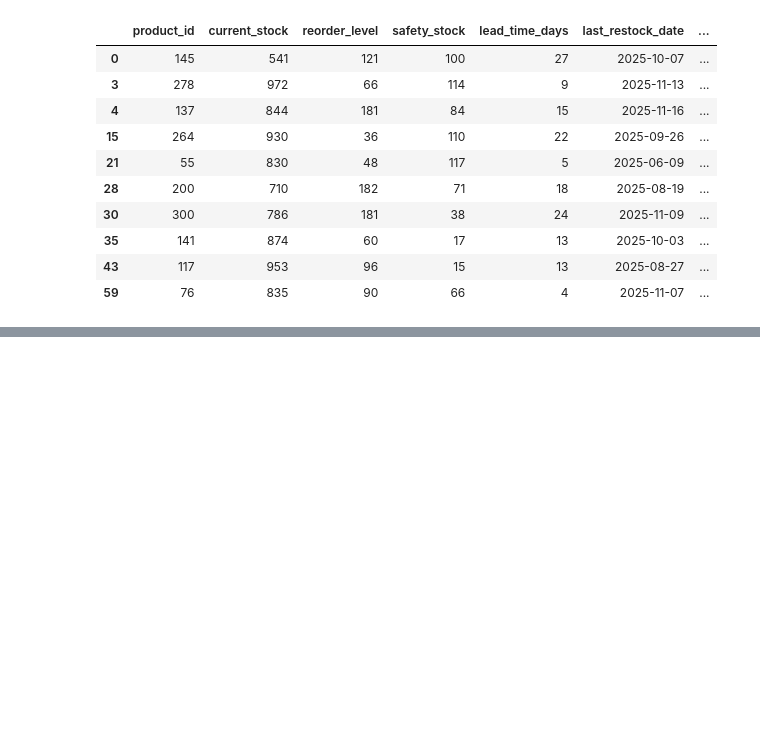
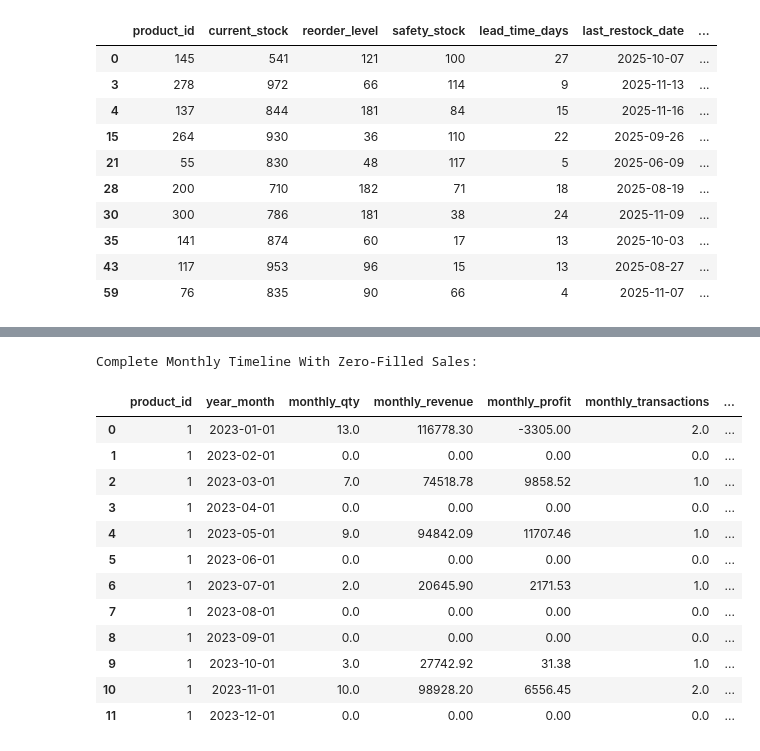
Before and after one commit to LinetLydia/Sales_and_Inventory_Forecasting_System, a Jupyter notebook: index.ipynb, the cells around one changed output, grey strips where cells are left out. Cells and saved outputs as stored; diff of their text form; code cells hidden in the pictures; blank space fills up the shorter version.

```diff
--- a/index.ipynb
+++ b/index.ipynb
@@ -1207,0 +1257,19 @@ Potential Overstocked Products:
+# %%
+#Build complete 18-month timeline for every product
+# Create a full list of all year-months in the 18-month period
+start = eda_sales["sale_date"].min().to_period("M")
+end = eda_sales["sale_date"].max().to_period("M")
+
+full_months = pd.period_range(start=start, end=end, freq="M").astype(str)
+
+# Create a cartesian product: every product_id × every month
+all_product_months = pd.MultiIndex.from_product(
+    [eda_products["product_id"].unique(), full_months],
+    names=["product_id", "year_month"]
+).to_frame(index=False)
+
+print("Total expected rows:", len(all_product_months))
+print("Expected months:", len(full_months))
+print("Expected products:", eda_products["product_id"].nunique())
+print("\nTimeline preview:")
+all_product_months.head()
@@ -1207,0 +1288,42 @@ Potential Overstocked Products:
+# %%
+#Merge monthly sales into complete timeline
+# Merge actual sales onto the full timeline
+monthly_complete = all_product_months.merge(
+    monthly_product_sales,
+    on=["product_id", "year_month"],
+    how="left"
+)
+
+# Fill missing months with zeros
+monthly_complete["monthly_qty"] = monthly_complete["monthly_qty"].fillna(0)
+monthly_complete["monthly_revenue"] = monthly_complete["monthly_revenue"].fillna(0)
+monthly_complete["monthly_profit"] = monthly_complete["monthly_profit"].fillna(0)
+monthly_complete["monthly_transactions"] = monthly_complete["monthly_transactions"].fillna(0)
+monthly_complete["avg_discount"] = monthly_complete["avg_discount"].fillna(0)
+monthly_complete["promo_flag"] = monthly_complete["promo_flag"].fillna(0)
+
+# Convert year_month back to monthly period ordering
+monthly_complete["year_month"] = pd.to_datetime(monthly_complete["year_month"])
+
+# Sort properly
+monthly_complete = monthly_complete.sort_values(
+    ["product_id", "year_month"]
+).reset_index(drop=True)
+
+print("Complete Monthly Timeline With Zero-Filled Sales:")
+monthly_complete.head(12)
+# %% [output]
+Complete Monthly Timeline With Zero-Filled Sales:
+|  | product_id | year_month | monthly_qty | monthly_revenue | monthly_profit | monthly_transactions | ... |
+| 0 | 1 | 2023-01-01 | 13.0 | 116778.30 | -3305.00 | 2.0 | ... |
+| 1 | 1 | 2023-02-01 | 0.0 | 0.00 | 0.00 | 0.0 | ... |
+| 2 | 1 | 2023-03-01 | 7.0 | 74518.78 | 9858.52 | 1.0 | ... |
+| 3 | 1 | 2023-04-01 | 0.0 | 0.00 | 0.00 | 0.0 | ... |
+| 4 | 1 | 2023-05-01 | 9.0 | 94842.09 | 11707.46 | 1.0 | ... |
+| 5 | 1 | 2023-06-01 | 0.0 | 0.00 | 0.00 | 0.0 | ... |
+| 6 | 1 | 2023-07-01 | 2.0 | 20645.90 | 2171.53 | 1.0 | ... |
+| 7 | 1 | 2023-08-01 | 0.0 | 0.00 | 0.00 | 0.0 | ... |
+| 8 | 1 | 2023-09-01 | 0.0 | 0.00 | 0.00 | 0.0 | ... |
+| 9 | 1 | 2023-10-01 | 3.0 | 27742.92 | 31.38 | 1.0 | ... |
+| 10 | 1 | 2023-11-01 | 10.0 | 98928.20 | 6556.45 | 2.0 | ... |
+| 11 | 1 | 2023-12-01 | 0.0 | 0.00 | 0.00 | 0.0 | ... |
```
Also changed, not shown: parts of 9 cells of this notebook.
